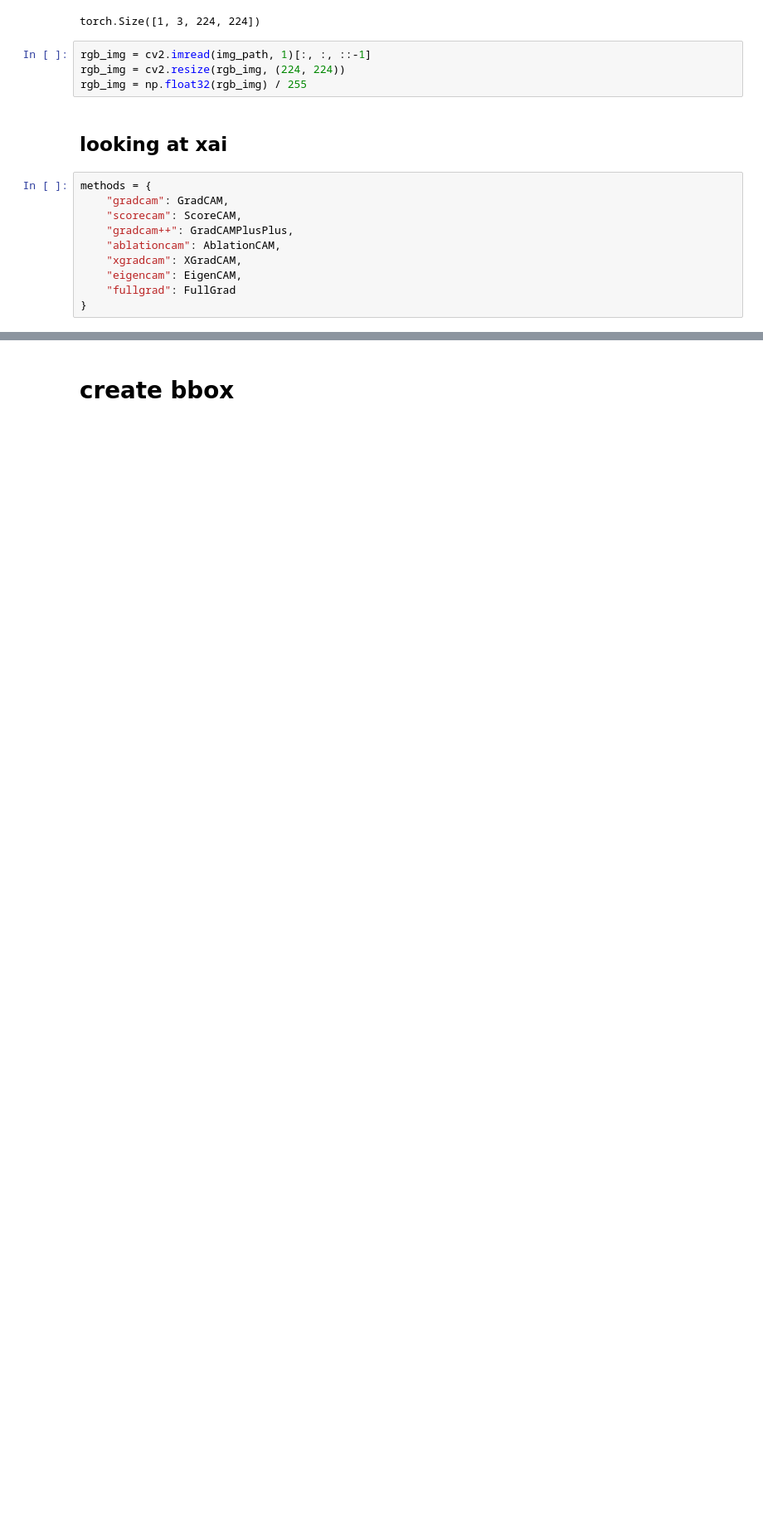
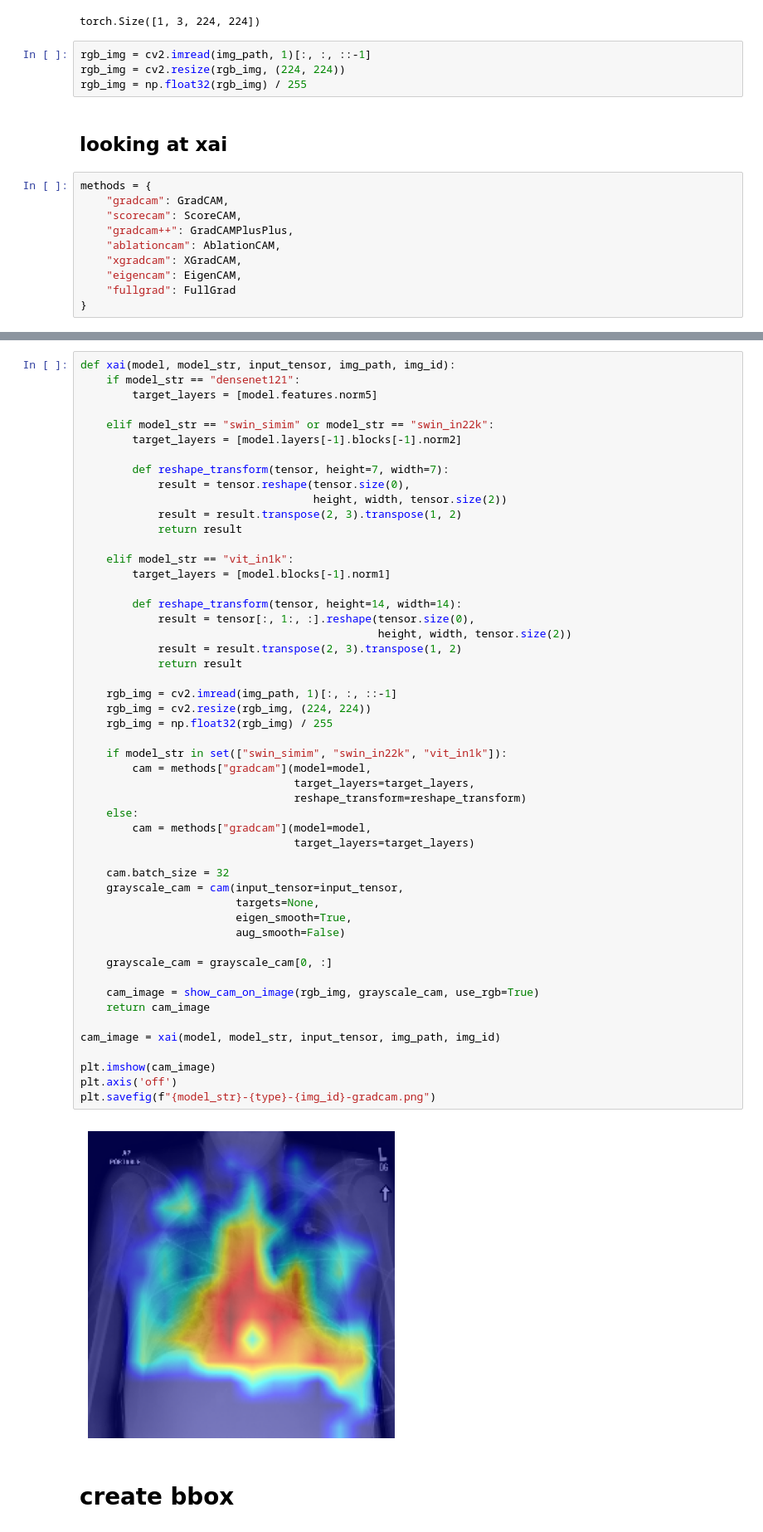
Before and after one commit to taheeraahmed/master-thesis, a Jupyter notebook: 01-multi-label/notebook/iou/xai-cnn.ipynb, the cells around one changed output, grey strips where cells are left out. Shown at 83% size. Saved outputs shown, nothing was run; the diff lists cells and outputs as text; blank space fills up the shorter version.

```diff
--- a/01-multi-label/notebook/iou/xai-cnn.ipynb
+++ b/01-multi-label/notebook/iou/xai-cnn.ipynb
@@ -214,3 +219,56 @@ plt.show()
+# %%
+def xai(model, model_str, input_tensor, img_path, img_id):
+    if model_str == "densenet121":
+        target_layers = [model.features.norm5]
+
+    elif model_str == "swin_simim" or model_str == "swin_in22k":
+        target_layers = [model.layers[-1].blocks[-1].norm2]
+
+        def reshape_transform(tensor, height=7, width=7):
+            result = tensor.reshape(tensor.size(0),
+                                    height, width, tensor.size(2))
+            result = result.transpose(2, 3).transpose(1, 2)
+            return result
+
+    elif model_str == "vit_in1k":
+        target_layers = [model.blocks[-1].norm1]
+
+        def reshape_transform(tensor, height=14, width=14):
+            result = tensor[:, 1:, :].reshape(tensor.size(0),
+                                              height, width, tensor.size(2))
+            result = result.transpose(2, 3).transpose(1, 2)
+            return result
+
+    rgb_img = cv2.imread(img_path, 1)[:, :, ::-1]
+    rgb_img = cv2.resize(rgb_img, (224, 224))
+    rgb_img = np.float32(rgb_img) / 255
+
+    if model_str in set(["swin_simim", "swin_in22k", "vit_in1k"]):
+        cam = methods["gradcam"](model=model,
+                                 target_layers=target_layers,
+                                 reshape_transform=reshape_transform)
+    else:
+        cam = methods["gradcam"](model=model,
+                                 target_layers=target_layers)
+
+    cam.batch_size = 32
+    grayscale_cam = cam(input_tensor=input_tensor,
+                        targets=None,
+                        eigen_smooth=True,
+                        aug_smooth=False)
+
+    grayscale_cam = grayscale_cam[0, :]
+
+    cam_image = show_cam_on_image(rgb_img, grayscale_cam, use_rgb=True)
+    return cam_image
+
+cam_image = xai(model, model_str, input_tensor, img_path, img_id)
+
+plt.imshow(cam_image)
+plt.axis('off')
+plt.savefig(f"{model_str}-{type}-{img_id}-gradcam.png")
+# %% [output]
+[figure, added]
 # %% [markdown]
 # create bbox
 # %%
```
Also changed, not shown: parts of 11 cells of this notebook.
